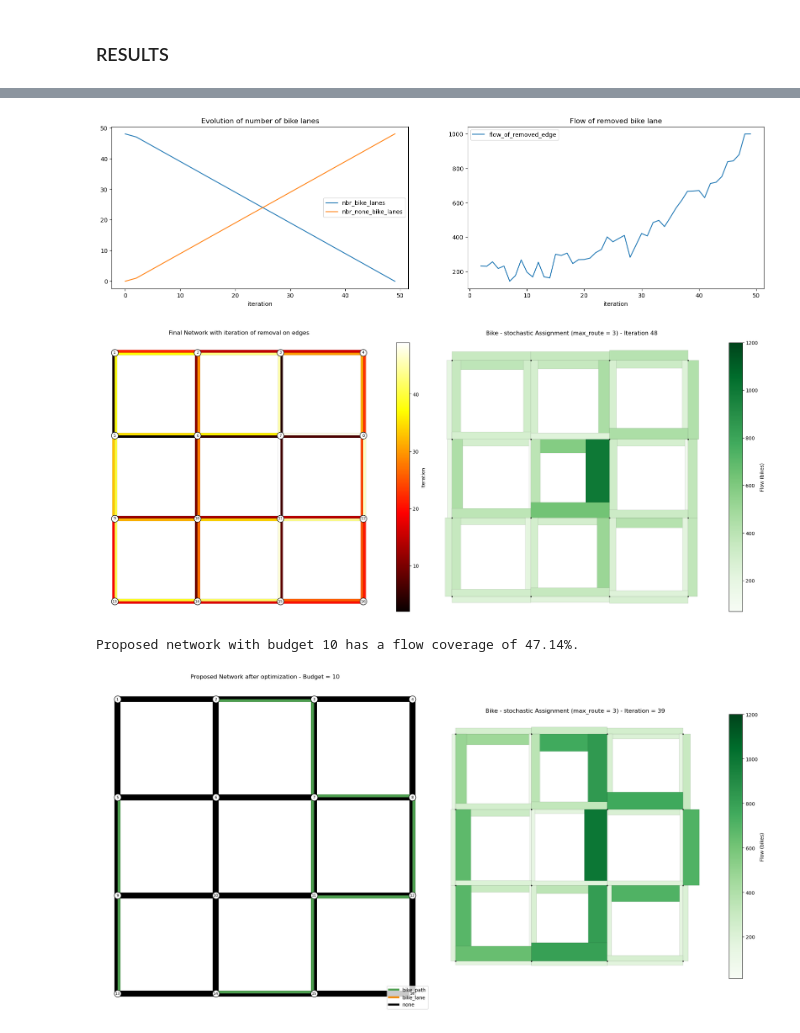
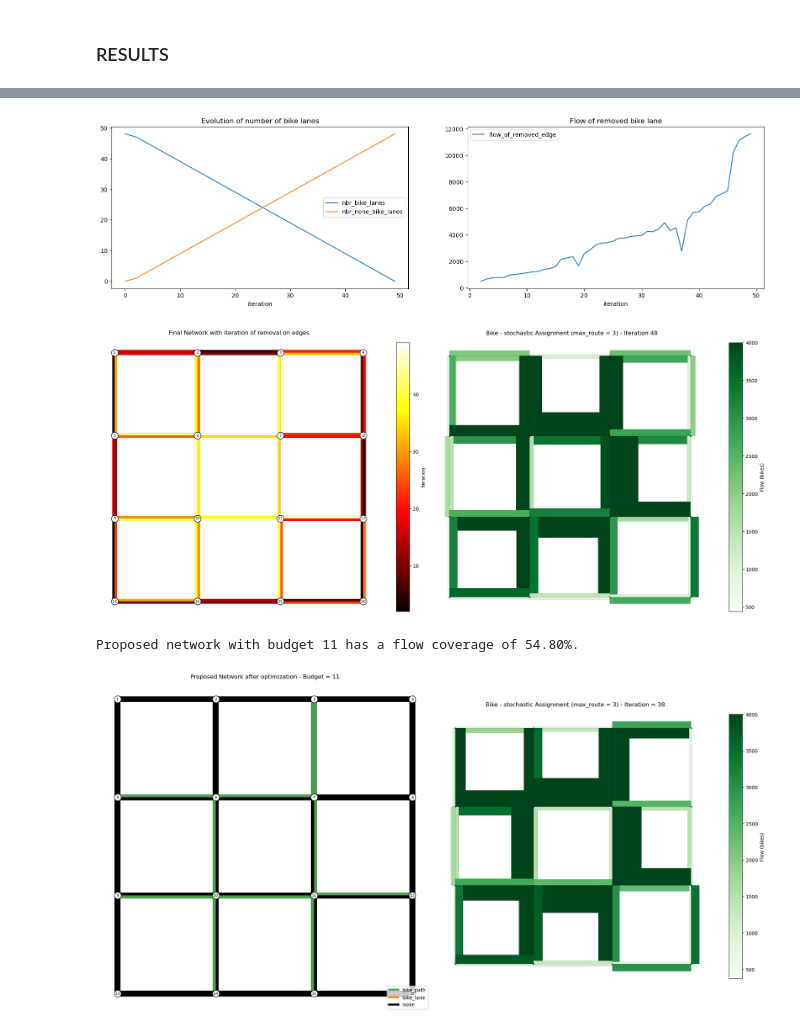
Before and after one commit to tim-lemm/code_these, a Jupyter notebook: notebooks/bike_model_v2.ipynb, the cells around one changed output, grey strips where cells are left out. Saved outputs shown, nothing was run; the diff lists cells and outputs as text; code cells hidden in the pictures.

```diff
--- a/notebooks/bike_model_v2.ipynb
+++ b/notebooks/bike_model_v2.ipynb
@@ -867,7 +819,12 @@ node_df = pd.read_csv("/Users/tristan.lemoalle/Documents/Thèse/Code/code_these/
 
 edge_df = set_capacity_bikes(edge_df, capacity_per_lane=200) #manual assigment of slope, gb coverage, lane capacity
 edge_df = set_capacity_cars(edge_df, capacity_per_lane=1000)
-edge_df = time_estimation_cars(edge_df)
+#edge_df = time_estimation_cars(edge_df)
+
+edge_df = free_flow_time(edge_df, 'car')
+edge_df = free_flow_time(edge_df, 'bike')
+edge_df["travel_time_car"] = edge_df['free_flow_time_car']
+edge_df["travel_time_bike"] = edge_df['free_flow_time_bike']
 edge_df['length'] = edge_df['length'].apply(lambda x: np.float64(x))
 edge_df['slope']=1
 edge_df['green_blue_coverage']=0.7
@@ -875,5 +832,6 @@ edge_df_modif = edge_df.copy()
 for edge in edge_df.itertuples():
     edge_df_modif = change_type_bike(edge_df_modif, edge.a_node, edge.b_node, 'bike_path')
 #edge_df_modif = edge_df_modif.drop(columns="length_bi")
-plot_network(edge_df_modif, node_df, color_col_str='type_bike', base_width=0.2, width_scale=5, node_size=200, legend=True,  node_label=True,title='Ideal Network')
+plot_network(edge_df, node_df, color_col_num='free_flow_time_car', base_width=0.2, width_scale=5, node_size=200, legend=True,  node_label=True,title='Network with car free flow time', cmap="hot_r")
+plot_network(edge_df_modif, node_df, color_col_num='free_flow_time_bike', base_width=0.2, width_scale=5, node_size=200, legend=True,  node_label=True,title='Network with bike free flow time', cmap="hot_r")
 # %% [output]
@@ -881,15 +840,14 @@ plot_network(edge_df_modif, node_df, color_col_str='type_bike', base_width=0.2,
 # %% [markdown]
 ### OD MATRIX
-# %%
-# Base OD matrix
-np.random.seed(69)
-od_matrix = pd.DataFrame(0, index=range(1,17), columns=range(1,17))
-liste_i = [1,2,3,4,5,9,13,15,14,16,12,8]
-for i in liste_i:
-    for j in liste_i:
-        if i != j:
-            od_matrix.loc[i,j] = np.random.randint(30,200)
 # %%
+# Base OD matrix
+np.random.seed(69)
+od_matrix = pd.DataFrame(0, index=range(1,17), columns=range(1,17))
+liste_i = [1,2,3,4,5,9,13,15,14,16,12,8]
+for i in liste_i:
+    for j in liste_i:
+        if i != j:
+            od_matrix.loc[i,j] = np.random.randint(30,1000)
 modal_share = {'bike': 0.35, 'car': 0.65}
 od_bike = od_matrix.copy()
 od_bike = od_bike*modal_share['bike']
@@ -898,6 +856,6 @@ od_car = od_car*modal_share['car']
 od_bike = convert_to_eaquilibrae_od_matrix(od_bike)
 od_car = convert_to_eaquilibrae_od_matrix(od_car)
 fig, axes = plt.subplots(1,2, figsize=(24,10))
-plot_od_matrix(od_bike, edge_df_modif, node_df, label=False, title='Bike OD Matrix', color='green',ax=axes[0], vmax=100)
-plot_od_matrix(od_car, edge_df_modif, node_df, label=False, title='Car OD Matrix', color='red', ax=axes[1], vmax=100)
+plot_od_matrix(od_bike, edge_df_modif, node_df, label=False, title='Bike OD Matrix', color='green',ax=axes[0], vmax=500)
+plot_od_matrix(od_car, edge_df_modif, node_df, label=False, title='Car OD Matrix', color='red', ax=axes[1], vmax=500)
 # %% [output]
@@ -933,7 +891,7 @@ nbr_bike_lanes = edge_df_tri['type_bike'].notnull().sum()
 len_df = 30
 i = 0
 limit = 100
-beta = 1.0
+beta = 5
 results_df = pd.DataFrame()
 nbr_bike_lanes = edge_df_modif['type_bike'].notnull().sum()
 nbr_none_bike_lanes = edge_df_modif['type_bike'].isnull().sum()
@@ -1093,42 +1402,42 @@ plot_network(
         cmap='Greens',
         title=f'Bike - stochastic Assignment (max_route = 3) - Iteration {i}',
         node_size=3,
         colorbar_label='Flow (bikes)',
         base_width=0.1,
-        width_scale=100,
+        width_scale=10,
         ax=axes[1],
-        vmax=1200
+        vmax=4000
     )
 plt.show()
 edge_df_proposed = edge_df_final.copy()
 
 
-budget = 10
+budget = 11
 iteration = len(edge_df_proposed) - budget + 1
 edge_df_proposed.loc[edge_df_proposed['iteration']>iteration, "type_bike"] = "bike_path"
 flow_coverage = edge_df_proposed[edge_df_proposed['type_bike'] == 'bike_path']['flow_bike_iteration_'+str(iteration)].sum()/edge_df_proposed['flow_bike_iteration_'+str(iteration)].sum()
 
 fig, axes = plt.subplots(1,2, figsize=(20,10))
 plot_network(edge_df_proposed, node_df, color_col_str='type_bike', base_width=1, width_scale=5, node_size=200, legend=True,  node_label=True,title='Proposed Network after optimization - Budget = '+str(budget), figsize=(10,10), edges_label_col='index', ax=axes[0])
 plot_network(
         edge_df_proposed, node_df,
         width_col='flow_bike_iteration_'+str(iteration),
         color_col_num='flow_bike_iteration_'+str(iteration),
         cmap='Greens',
         title=f'Bike - stochastic Assignment (max_route = 3) - Iteration = {iteration}',
         node_size=3,
         colorbar_label='Flow (bikes)',
         base_width=0.1,
-        width_scale=100,
+        width_scale=10,
         ax=axes[1],
-        vmax=1200
+        vmax=4000
     )
 print(f"Proposed network with budget {budget} has a flow coverage of {flow_coverage*100:.2f}%.")
 # %% [output]
-[figure, old version]
+[figure, new version]
-[figure, old version]
+[figure, new version]
-Proposed network with budget 10 has a flow coverage of 47.14%.
+Proposed network with budget 11 has a flow coverage of 54.80%.
-[figure, old version]
+[figure, new version]
 # %%
 edge_df_proposed = edge_df_final.copy()
 liste_budgets = []
```
Also changed, not shown: parts of 17 cells of this notebook, 1 other file.
